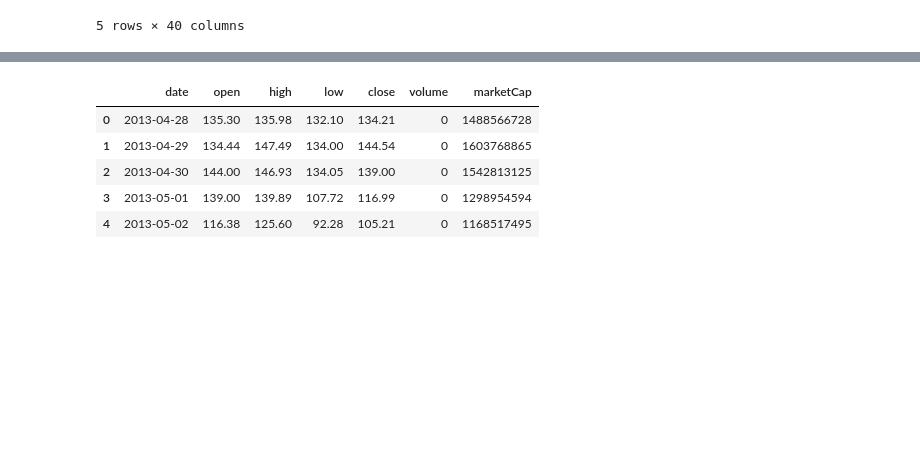
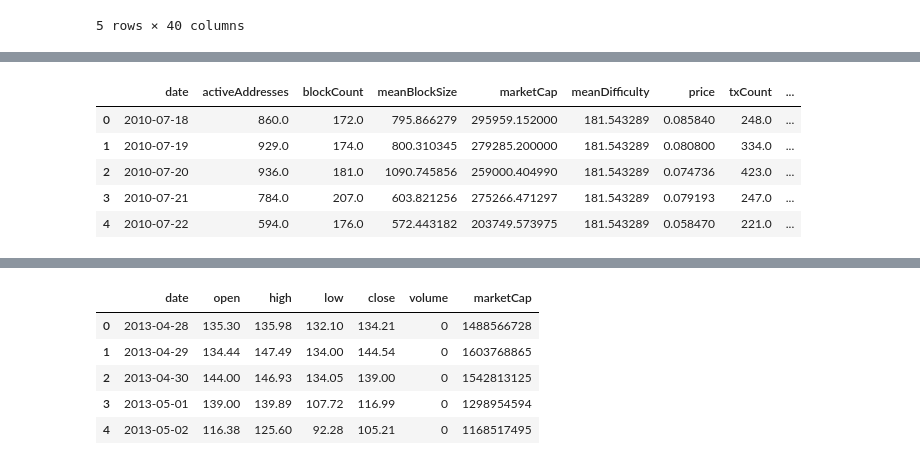
Before and after one commit to jcastrence/jcastrence.github.io, a Jupyter notebook: data_science_tutorial.ipynb, the cells around one changed output, grey strips where cells are left out. Drawn from its saved outputs; the diff is of its cells as text; code cells hidden in the pictures; blank space fills up the shorter version.

```diff
--- a/data_science_tutorial.ipynb
+++ b/data_science_tutorial.ipynb
@@ -208,0 +216,9 @@ ltc.head()
+# %%
+btc.head()
+# %% [output]
+|  | date | activeAddresses | blockCount | meanBlockSize | marketCap | meanDifficulty | price | txCount | ... |
+| 0 | 2010-07-18 | 860.0 | 172.0 | 795.866279 | 295959.152000 | 181.543289 | 0.085840 | 248.0 | ... |
+| 1 | 2010-07-19 | 929.0 | 174.0 | 800.310345 | 279285.200000 | 181.543289 | 0.080800 | 334.0 | ... |
+| 2 | 2010-07-20 | 936.0 | 181.0 | 1090.745856 | 259000.404990 | 181.543289 | 0.074736 | 423.0 | ... |
+| 3 | 2010-07-21 | 784.0 | 207.0 | 603.821256 | 275266.471297 | 181.543289 | 0.079193 | 247.0 | ... |
+| 4 | 2010-07-22 | 594.0 | 176.0 | 572.443182 | 203749.573975 | 181.543289 | 0.058470 | 221.0 | ... |
```
Also changed, not shown: parts of 27 cells of this notebook, 1 other file.
